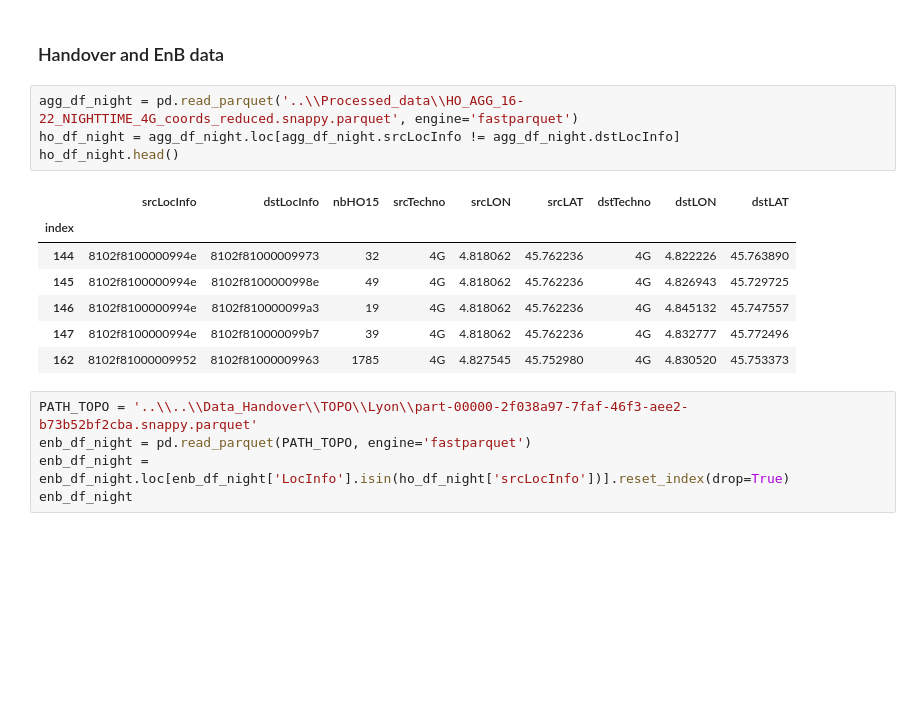
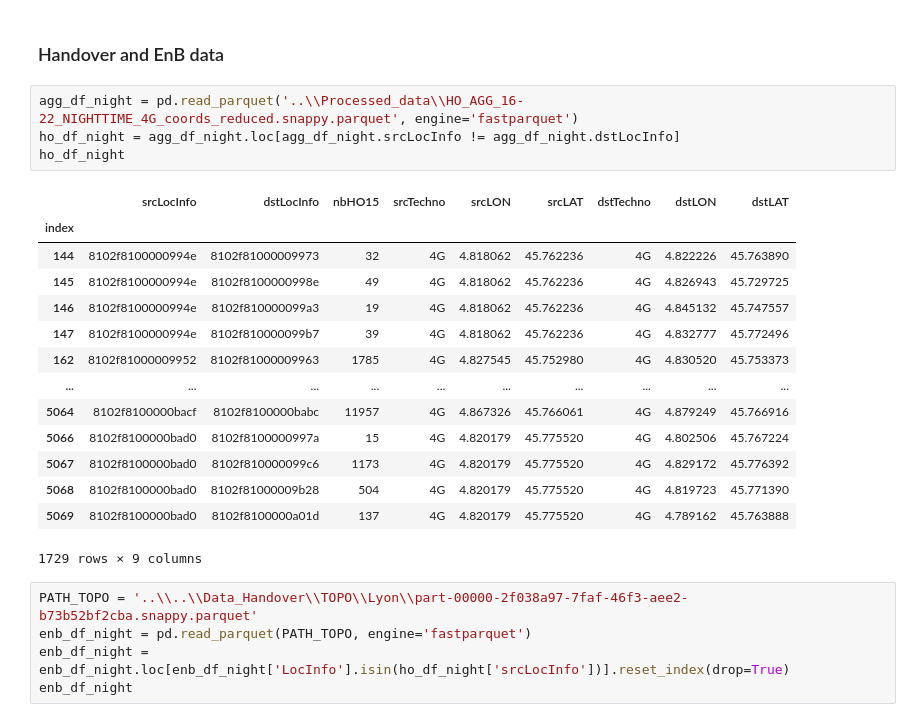
Before and after one commit to eakopyan/Popular-paths, a Jupyter notebook: HOProcess_v2/graph_analysis_day-night.ipynb, the cells around one changed output. Saved outputs shown, nothing was run; the diff lists cells and outputs as text; blank space fills up the shorter version.

```diff
--- a/HOProcess_v2/graph_analysis_day-night.ipynb
+++ b/HOProcess_v2/graph_analysis_day-night.ipynb
@@ -350,15 +393,22 @@ Closing lyon_shortest_path_daytime.html map.
 # %%
 agg_df_night = pd.read_parquet('..\\Processed_data\\HO_AGG_16-22_NIGHTTIME_4G_coords_reduced.snappy.parquet', engine='fastparquet')
 ho_df_night = agg_df_night.loc[agg_df_night.srcLocInfo != agg_df_night.dstLocInfo]
-ho_df_night.head()
+ho_df_night
 # %% [output]
 |  | srcLocInfo | dstLocInfo | nbHO15 | srcTechno | srcLON | srcLAT | dstTechno | dstLON | dstLAT |
 | index |  |  |  |  |  |  |  |  |  |
 | 144 | 8102f8100000994e | 8102f81000009973 | 32 | 4G | 4.818062 | 45.762236 | 4G | 4.822226 | 45.763890 |
 | 145 | 8102f8100000994e | 8102f8100000998e | 49 | 4G | 4.818062 | 45.762236 | 4G | 4.826943 | 45.729725 |
 | 146 | 8102f8100000994e | 8102f810000099a3 | 19 | 4G | 4.818062 | 45.762236 | 4G | 4.845132 | 45.747557 |
 | 147 | 8102f8100000994e | 8102f810000099b7 | 39 | 4G | 4.818062 | 45.762236 | 4G | 4.832777 | 45.772496 |
 | 162 | 8102f81000009952 | 8102f81000009963 | 1785 | 4G | 4.827545 | 45.752980 | 4G | 4.830520 | 45.753373 |
+| ... | ... | ... | ... | ... | ... | ... | ... | ... | ... |
+| 5064 | 8102f8100000bacf | 8102f8100000babc | 11957 | 4G | 4.867326 | 45.766061 | 4G | 4.879249 | 45.766916 |
+| 5066 | 8102f8100000bad0 | 8102f8100000997a | 15 | 4G | 4.820179 | 45.775520 | 4G | 4.802506 | 45.767224 |
+| 5067 | 8102f8100000bad0 | 8102f810000099c6 | 1173 | 4G | 4.820179 | 45.775520 | 4G | 4.829172 | 45.776392 |
+| 5068 | 8102f8100000bad0 | 8102f81000009b28 | 504 | 4G | 4.820179 | 45.775520 | 4G | 4.819723 | 45.771390 |
+| 5069 | 8102f8100000bad0 | 8102f8100000a01d | 137 | 4G | 4.820179 | 45.775520 | 4G | 4.789162 | 45.763888 |
+1729 rows × 9 columns
 # %%
 PATH_TOPO = '..\\..\\Data_Handover\\TOPO\\Lyon\\part-00000-2f038a97-7faf-46f3-aee2-b73b52bf2cba.snappy.parquet'
 enb_df_night = pd.read_parquet(PATH_TOPO, engine='fastparquet')
```
Also changed, not shown: parts of 9 cells of this notebook.
